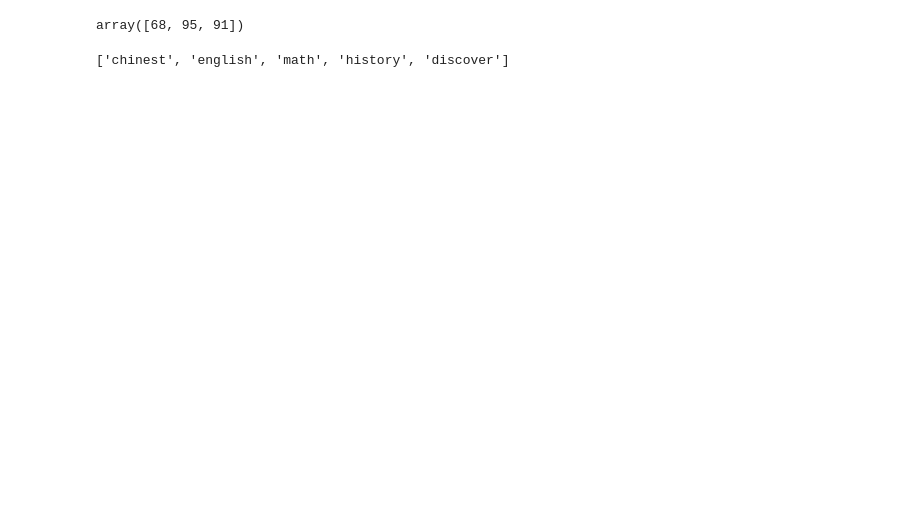
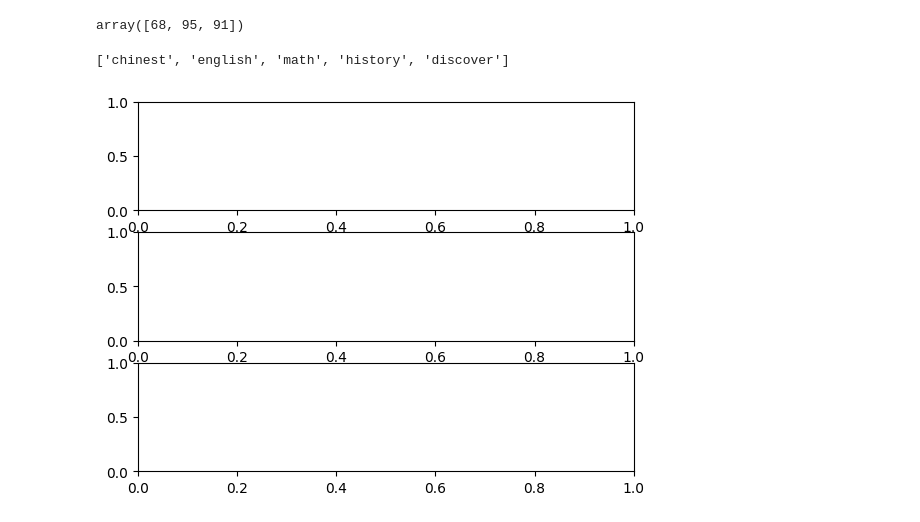
Before and after one commit to HUANGCHICHIEH/20250503chihlee, a Jupyter notebook: lesson11/lesson11_2.ipynb, the cells around one changed output. Drawn from its saved outputs; the diff is of its cells as text; code cells hidden in the pictures; blank space fills up the shorter version.

```diff
--- a/lesson11/lesson11_2.ipynb
+++ b/lesson11/lesson11_2.ipynb
@@ -16,6 +16,13 @@ subjects:list[str]=['chinest','english','math','history','discover']
 subjects
 # %% [output]
 ['chinest', 'english', 'math', 'history', 'discover']
+# %%
+figure=plt.figure()
+axes1 = figure.add_subplot(3,1,1)
+axes2 = figure.add_subplot(3,1,2)
+axes3 = figure.add_subplot(3,1,3)
+# %% [output]
+[figure, added]
 # %%
 import matplotlib.pyplot as plt
 
```
Also changed, not shown: parts of 1 cell of this notebook, 2 other files.
